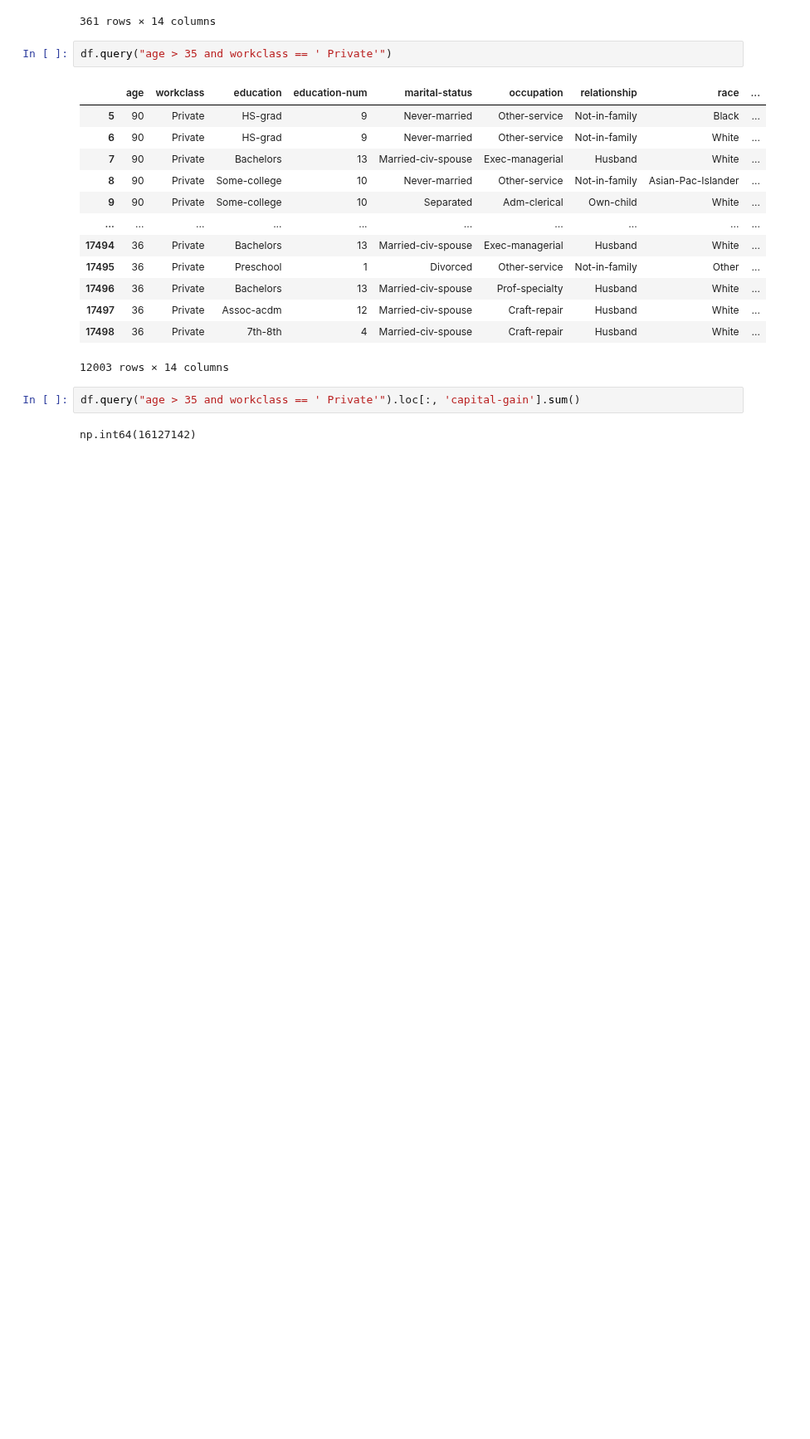
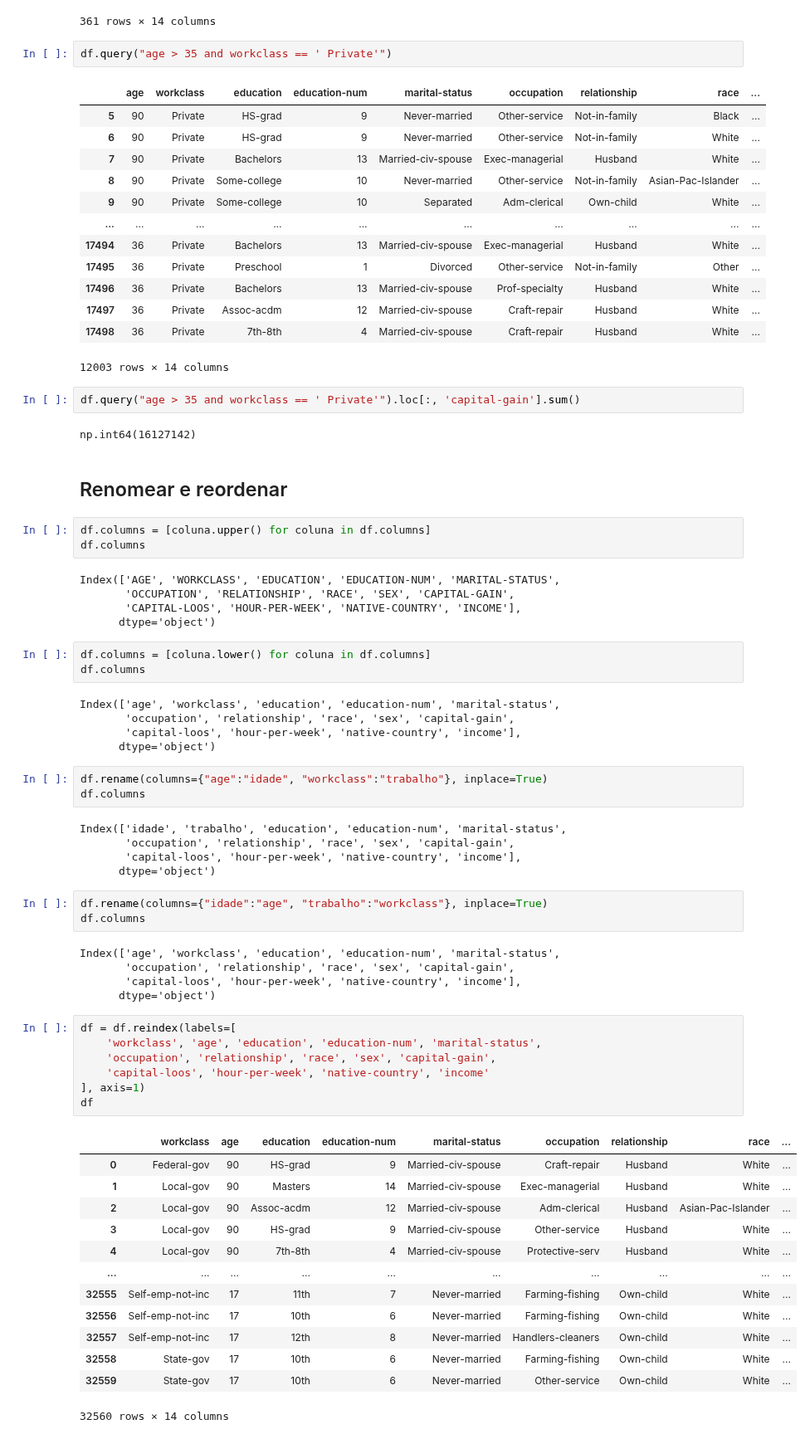
Before and after one commit to Joao-Inacio/Pandas-Descomplicado-Um-Guia-Pratico-para-Iniciantes, a Jupyter notebook: 0.2_Dataframe/dataframe.ipynb, the cells around one changed output. Shown at 83% size. Cells and saved outputs as stored; diff of their text form; blank space fills up the shorter version.

Commit message:
Renomear e ordenar

```diff
--- a/0.2_Dataframe/dataframe.ipynb
+++ b/0.2_Dataframe/dataframe.ipynb
@@ -901,3 +901,58 @@ df.query("age > 35 and workclass == ' Private'")
 df.query("age > 35 and workclass == ' Private'").loc[:, 'capital-gain'].sum()
 # %% [output]
 np.int64(16127142)
+# %% [markdown]
+## Renomear e reordenar
+# %%
+df.columns = [coluna.upper() for coluna in df.columns]
+df.columns
+# %% [output]
+Index(['AGE', 'WORKCLASS', 'EDUCATION', 'EDUCATION-NUM', 'MARITAL-STATUS',
+       'OCCUPATION', 'RELATIONSHIP', 'RACE', 'SEX', 'CAPITAL-GAIN',
+       'CAPITAL-LOOS', 'HOUR-PER-WEEK', 'NATIVE-COUNTRY', 'INCOME'],
+      dtype='object')
+# %%
+df.columns = [coluna.lower() for coluna in df.columns]
+df.columns
+# %% [output]
+Index(['age', 'workclass', 'education', 'education-num', 'marital-status',
+       'occupation', 'relationship', 'race', 'sex', 'capital-gain',
+       'capital-loos', 'hour-per-week', 'native-country', 'income'],
+      dtype='object')
+# %%
+df.rename(columns={"age":"idade", "workclass":"trabalho"}, inplace=True)
+df.columns
+# %% [output]
+Index(['idade', 'trabalho', 'education', 'education-num', 'marital-status',
+       'occupation', 'relationship', 'race', 'sex', 'capital-gain',
+       'capital-loos', 'hour-per-week', 'native-country', 'income'],
+      dtype='object')
+# %%
+df.rename(columns={"idade":"age", "trabalho":"workclass"}, inplace=True)
+df.columns
+# %% [output]
+Index(['age', 'workclass', 'education', 'education-num', 'marital-status',
+       'occupation', 'relationship', 'race', 'sex', 'capital-gain',
+       'capital-loos', 'hour-per-week', 'native-country', 'income'],
+      dtype='object')
+# %%
+df = df.reindex(labels=[
+    'workclass', 'age', 'education', 'education-num', 'marital-status',
+    'occupation', 'relationship', 'race', 'sex', 'capital-gain',
+    'capital-loos', 'hour-per-week', 'native-country', 'income'
+], axis=1)
+df
+# %% [output]
+|  | workclass | age | education | education-num | marital-status | occupation | relationship | race | ... |
+| 0 | Federal-gov | 90 | HS-grad | 9 | Married-civ-spouse | Craft-repair | Husband | White | ... |
+| 1 | Local-gov | 90 | Masters | 14 | Married-civ-spouse | Exec-managerial | Husband | White | ... |
+| 2 | Local-gov | 90 | Assoc-acdm | 12 | Married-civ-spouse | Adm-clerical | Husband | Asian-Pac-Islander | ... |
+| 3 | Local-gov | 90 | HS-grad | 9 | Married-civ-spouse | Other-service | Husband | White | ... |
+| 4 | Local-gov | 90 | 7th-8th | 4 | Married-civ-spouse | Protective-serv | Husband | White | ... |
+| ... | ... | ... | ... | ... | ... | ... | ... | ... | ... |
+| 32555 | Self-emp-not-inc | 17 | 11th | 7 | Never-married | Farming-fishing | Own-child | White | ... |
+| 32556 | Self-emp-not-inc | 17 | 10th | 6 | Never-married | Farming-fishing | Own-child | White | ... |
+| 32557 | Self-emp-not-inc | 17 | 12th | 8 | Never-married | Handlers-cleaners | Own-child | White | ... |
+| 32558 | State-gov | 17 | 10th | 6 | Never-married | Farming-fishing | Own-child | White | ... |
+| 32559 | State-gov | 17 | 10th | 6 | Never-married | Other-service | Own-child | White | ... |
+32560 rows × 14 columns
```
